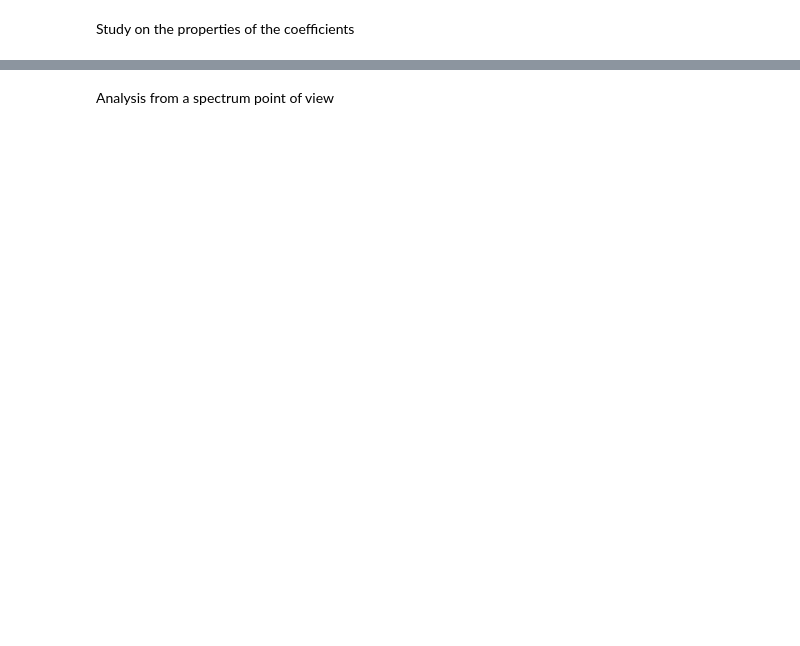
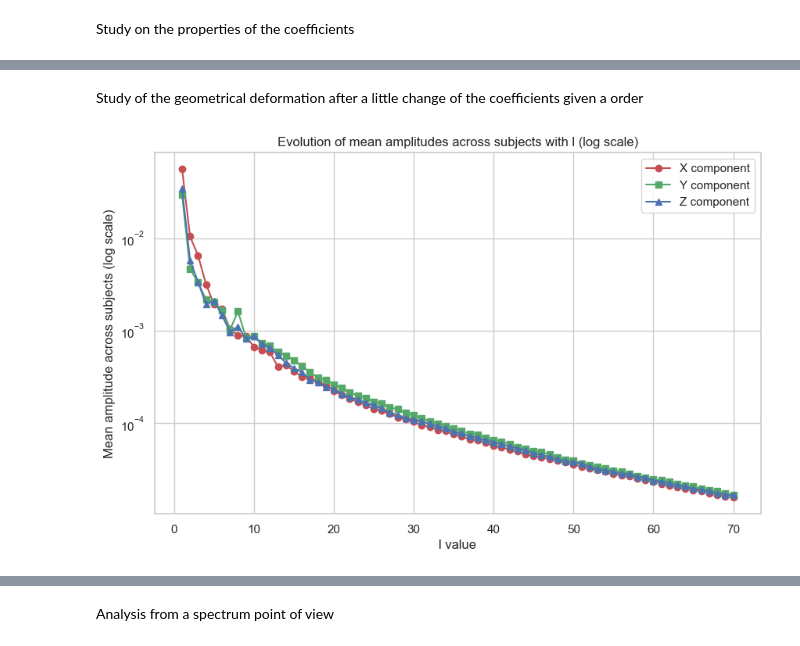
Before and after one commit to Waldoo78/meg_to_surface_ml, a Jupyter notebook: notebooks/CAM_CAN_analysis.ipynb, the cells around one changed output, grey strips where cells are left out. Drawn from its saved outputs; the diff is of its cells as text; code cells hidden in the pictures; blank space fills up the shorter version.

```diff
--- a/notebooks/CAM_CAN_analysis.ipynb
+++ b/notebooks/CAM_CAN_analysis.ipynb
@@ -153,6 +416,0 @@ for l in range(1,lmax+1):
-# %%
-# with open('errors.pkl', 'wb') as f:
-#     pickle.dump((all_errors_lh, all_errors_rh), f)
-
-with open('errors.pkl', 'rb') as f:
-    all_errors_lh, all_errors_rh = pickle.load(f)
@@ -667 +1025,11 @@ subject_coeffs=coeffs_all_lh[subj]
+# %%
+#Visualization of the first component of the svd for a given l
+l=25
+ls=[]
+for x in coeffs_all_lh:
+    results=analyze_all_components(l, coeffs_all_lh, variance_threshold=0.9)
+    p_x, p_y, p_z = results["principal_vectors"]
+    lx=project_subject(coeffs_all_lh[x][l].T[0],p_x)
+    ls.append(lx)
+ls=np.array(ls)
 # %%
@@ -705,0 +1167,2 @@ Widget(value='<iframe src="http://localhost:24491/index.html?ui=P_0x1ad804913a0_
+# %% [markdown]
+Study of the geometrical deformation after a little change of the coefficients given a order
@@ -705,0 +1171,55 @@ Widget(value='<iframe src="http://localhost:24491/index.html?ui=P_0x1ad804913a0_
+# %%
+def extract_complex_coeffs(coeffs_all, l_value):
+    coeffs_x = []
+    coeffs_y = []
+    coeffs_z = []
+
+    for subject in coeffs_all:
+        for m in range(-l_value, l_value + 1):
+            vector = coeffs_all[subject][l_value][m]
+            coeffs_x.append(vector[0])
+            coeffs_y.append(vector[1])
+            coeffs_z.append(vector[2])
+
+    coeffs_x = np.array(coeffs_x)
+    coeffs_y = np.array(coeffs_y)
+    coeffs_z = np.array(coeffs_z)
+
+    mean_magn_x = np.mean(np.abs(coeffs_x))
+    mean_magn_y = np.mean(np.abs(coeffs_y))
+    mean_magn_z = np.mean(np.abs(coeffs_z))
+
+    return coeffs_x, coeffs_y, coeffs_z, mean_magn_x, mean_magn_y, mean_magn_z
+
+def analyze_l_evolution(coeffs_all, l_min, l_max):
+    l_values = range(l_min,l_max + 1)
+    mean_x = []
+    mean_y = []
+    mean_z = []
+
+    for l in l_values:
+        _, _, _, mean_magn_x, mean_magn_y, mean_magn_z = extract_complex_coeffs(coeffs_all, l)
+        mean_x.append(mean_magn_x)
+        mean_y.append(mean_magn_y)
+        mean_z.append(mean_magn_z)
+
+    mean_x = np.array(mean_x)
+    mean_y = np.array(mean_y)
+    mean_z = np.array(mean_z)
+
+    plt.figure(figsize=(10, 6))
+    plt.semilogy(l_values, mean_x, 'r-', label='X component', marker='o')
+    plt.semilogy(l_values, mean_y, 'g-', label='Y component', marker='s')
+    plt.semilogy(l_values, mean_z, 'b-', label='Z component', marker='^')
+    plt.xlabel('l value')
+    plt.ylabel('Mean amplitude across subjects (log scale)')  # Modifié ici
+    plt.title('Evolution of mean amplitudes across subjects with l (log scale)')  # Et ici
+    plt.grid(True)
+    plt.legend()
+
+    return np.array(l_values), mean_x, mean_y, mean_z
+
+# Usage example:
+l_values, mean_x, mean_y, mean_z = analyze_l_evolution(coeffs_all_lh,1,70)
+# %% [output]
+[figure, added]
```
Also changed, not shown: parts of 70 cells of this notebook, 40 other files.
